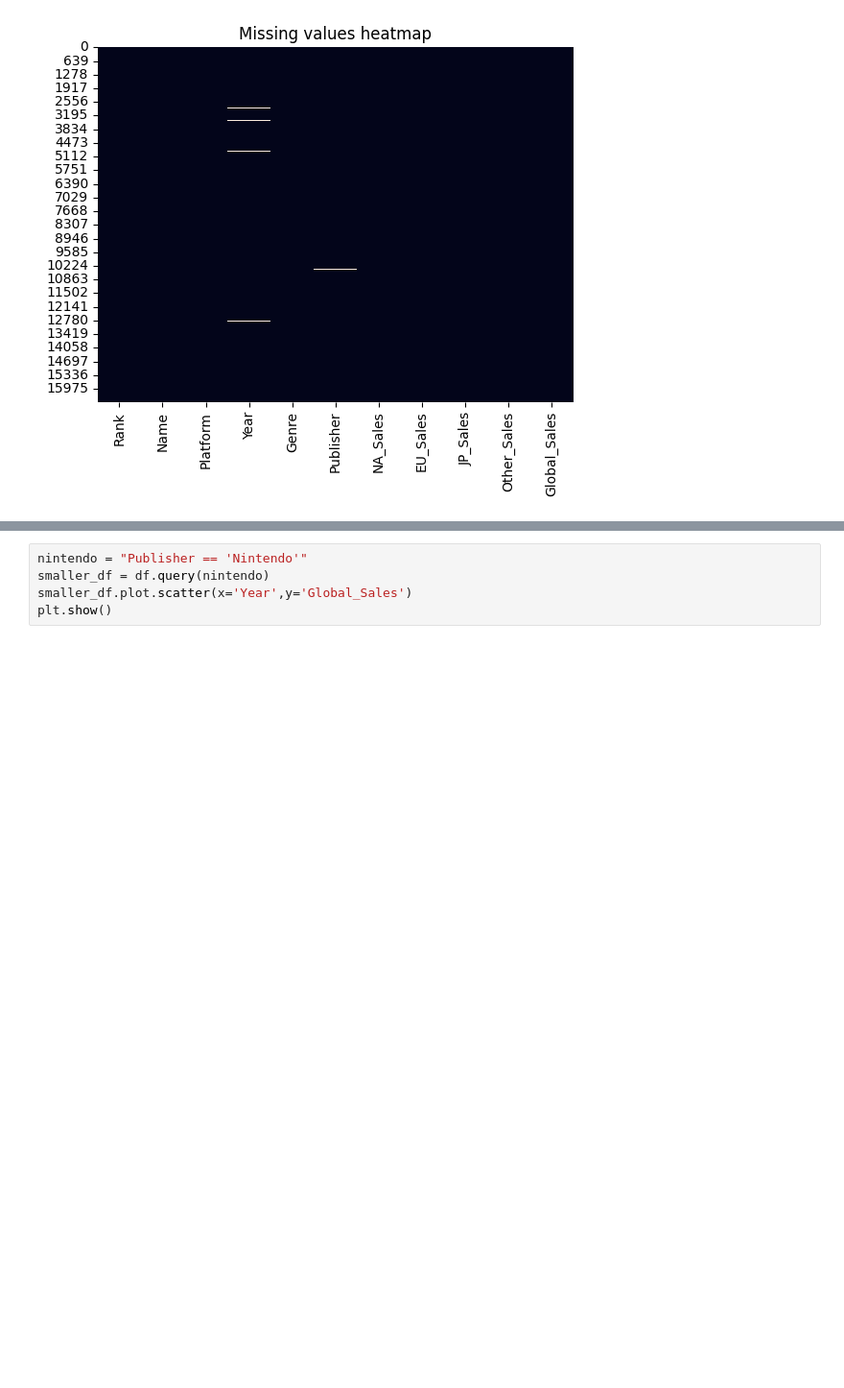
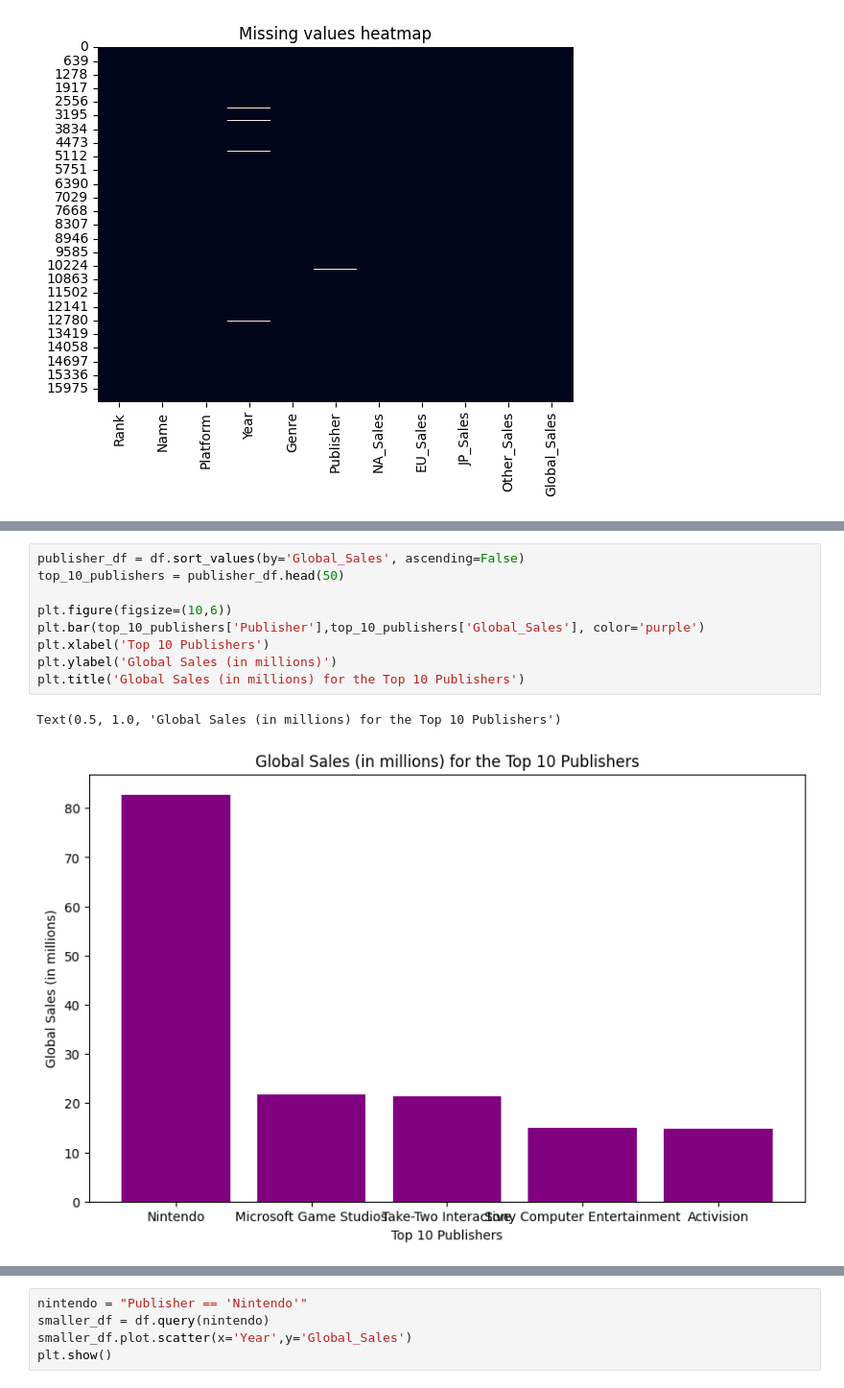
Before and after one commit to jadeqnguyen/cwl-data, a Jupyter notebook: final_notebook.ipynb, the cells around one changed output, grey strips where cells are left out. Shown: that part at 96% size. Cells and saved outputs as stored; diff of their text form; blank space fills up the shorter version.

```diff
--- a/final_notebook.ipynb
+++ b/final_notebook.ipynb
@@ -121,0 +227,12 @@ Name: Genre, dtype: object
+# %%
+publisher_df = df.sort_values(by='Global_Sales', ascending=False)
+top_10_publishers = publisher_df.head(50)
+
+plt.figure(figsize=(10,6))
+plt.bar(top_10_publishers['Publisher'],top_10_publishers['Global_Sales'], color='purple')
+plt.xlabel('Top 10 Publishers')
+plt.ylabel('Global Sales (in millions)')
+plt.title('Global Sales (in millions) for the Top 10 Publishers')
+# %% [output]
+Text(0.5, 1.0, 'Global Sales (in millions) for the Top 10 Publishers')
+[figure, added]
```
Also changed, not shown: parts of 36 cells of this notebook, 1 other file.
